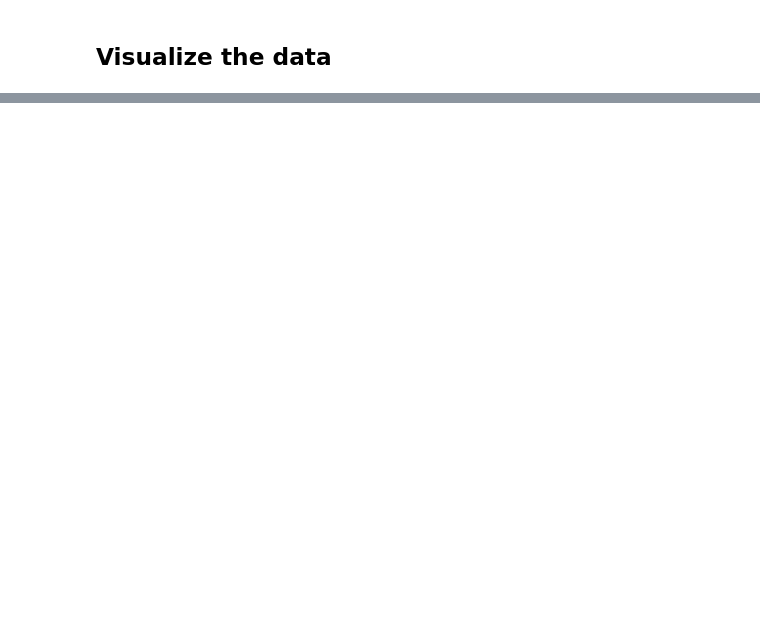
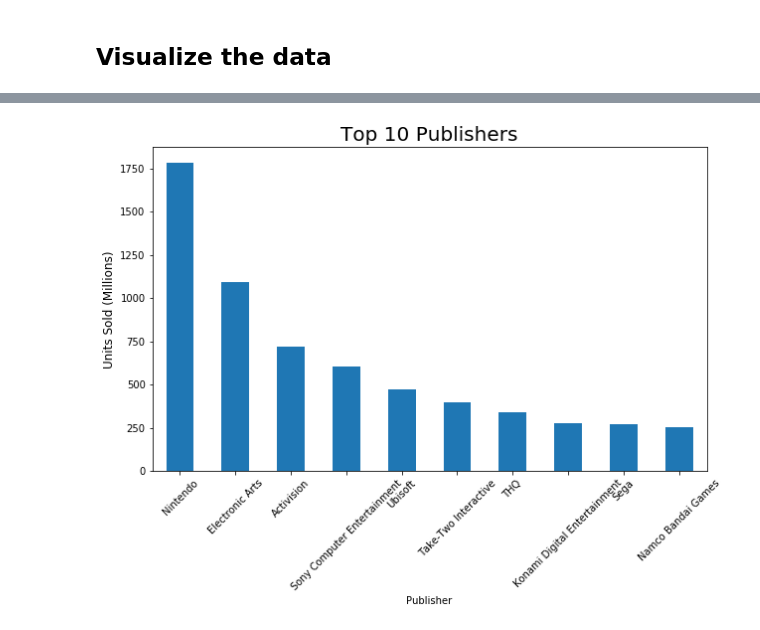
Before and after one commit to ddw2303/video-game-analysis, a Jupyter notebook: vganalysis.ipynb, the cells around one changed output, grey strips where cells are left out. Drawn from its saved outputs; the diff is of its cells as text; code cells hidden in the pictures; blank space fills up the shorter version.

```diff
--- a/vganalysis.ipynb
+++ b/vganalysis.ipynb
@@ -178,0 +201,9 @@ df['Publisher'].nunique()
+# %%
+plt.figure(figsize=(10,6))
+df.groupby('Publisher')['Global_Sales'].sum().sort_values(ascending=False).head(10).plot.bar()
+plt.ylabel('Units Sold (Millions)', fontdict={'fontsize': 12})
+plt.xticks(rotation=45)
+plt.title('Top 10 Publishers', fontdict={'fontsize': 20})
+plt.show()
+# %% [output]
+[figure, added]
```
Also changed, not shown: parts of 11 cells of this notebook.
